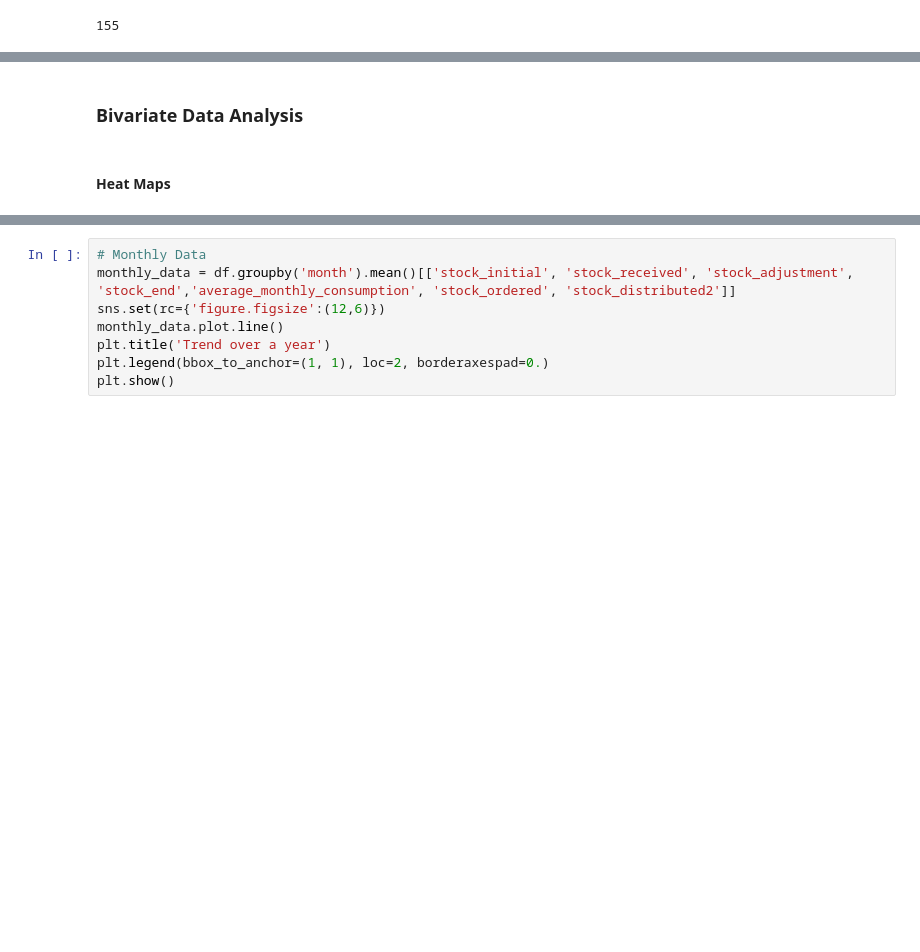
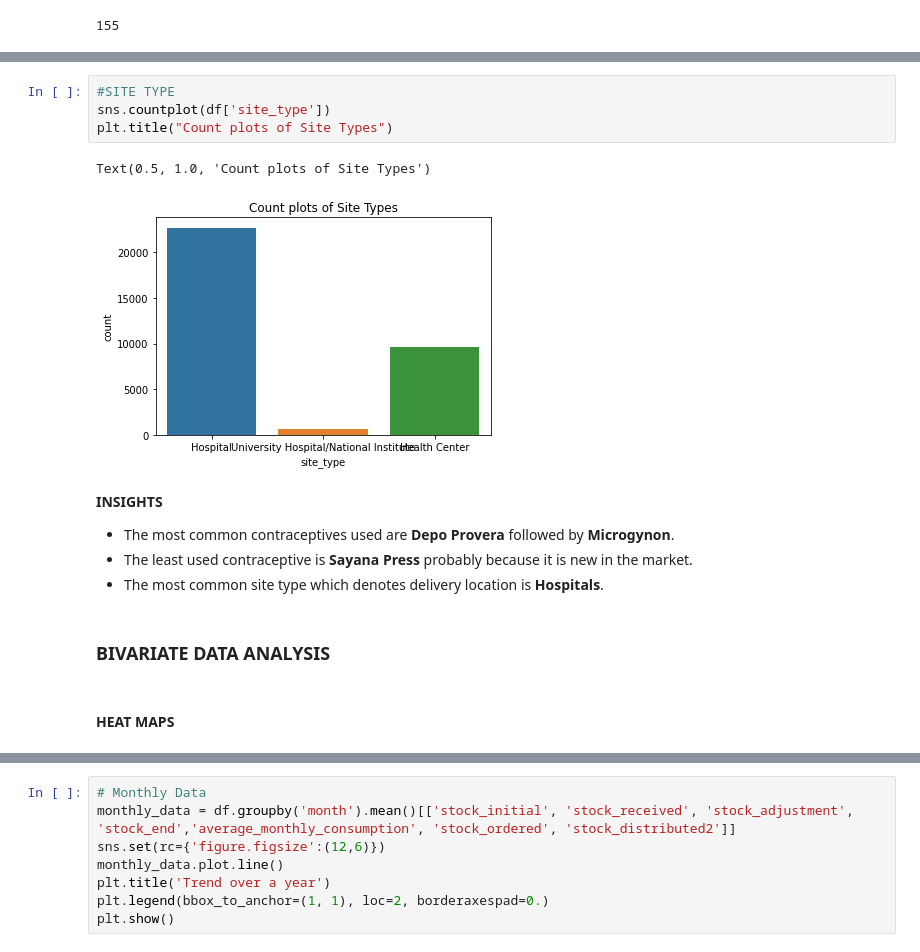
Before and after one commit to Viviankatheu/Future-Contraceptive-Use, a Jupyter notebook: Intelligent_Forecasting_Challenge_Model_Future_Contraceptive__Use_in_Cote_d'Ivoire.ipynb, the cells around one changed output, grey strips where cells are left out. Drawn from its saved outputs; the diff is of its cells as text; blank space fills up the shorter version.

```diff
--- a/Intelligent_Forecasting_Challenge_Model_Future_Contraceptive__Use_in_Cote_d'Ivoire.ipynb
+++ b/Intelligent_Forecasting_Challenge_Model_Future_Contraceptive__Use_in_Cote_d'Ivoire.ipynb
@@ -743,7 +782,20 @@ Text(0.5, 1.0, 'Count plots of Products')
-# %% [markdown]
-### **Bivariate Data Analysis**
-# %% [markdown]
-#### **Heat Maps**
+# %%
+#SITE TYPE
+sns.countplot(df['site_type'])
+plt.title("Count plots of Site Types")
+# %% [output]
+Text(0.5, 1.0, 'Count plots of Site Types')
+[figure, added]
+# %% [markdown]
+**INSIGHTS**
+
+* The most common contraceptives used are **Depo Provera** followed by **Microgynon**.
+* The least used contraceptive is **Sayana Press** probably because it is new in the market.
+* The most common site type which denotes delivery location is **Hospitals**.
+# %% [markdown]
+### **BIVARIATE DATA ANALYSIS**
+# %% [markdown]
+#### **HEAT MAPS**
 # %%
 # Plotting a pivot Table to visualize the stock distributed across the years and months
 
```
Also changed, not shown: parts of 87 cells of this notebook.
